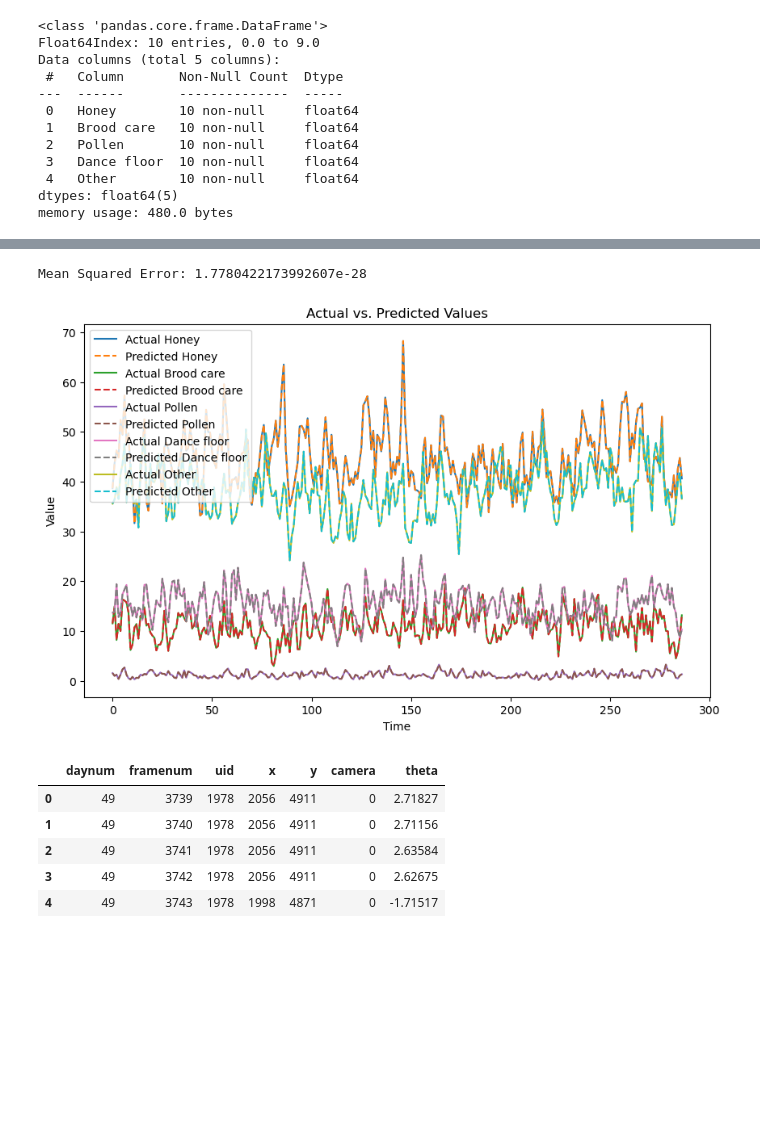
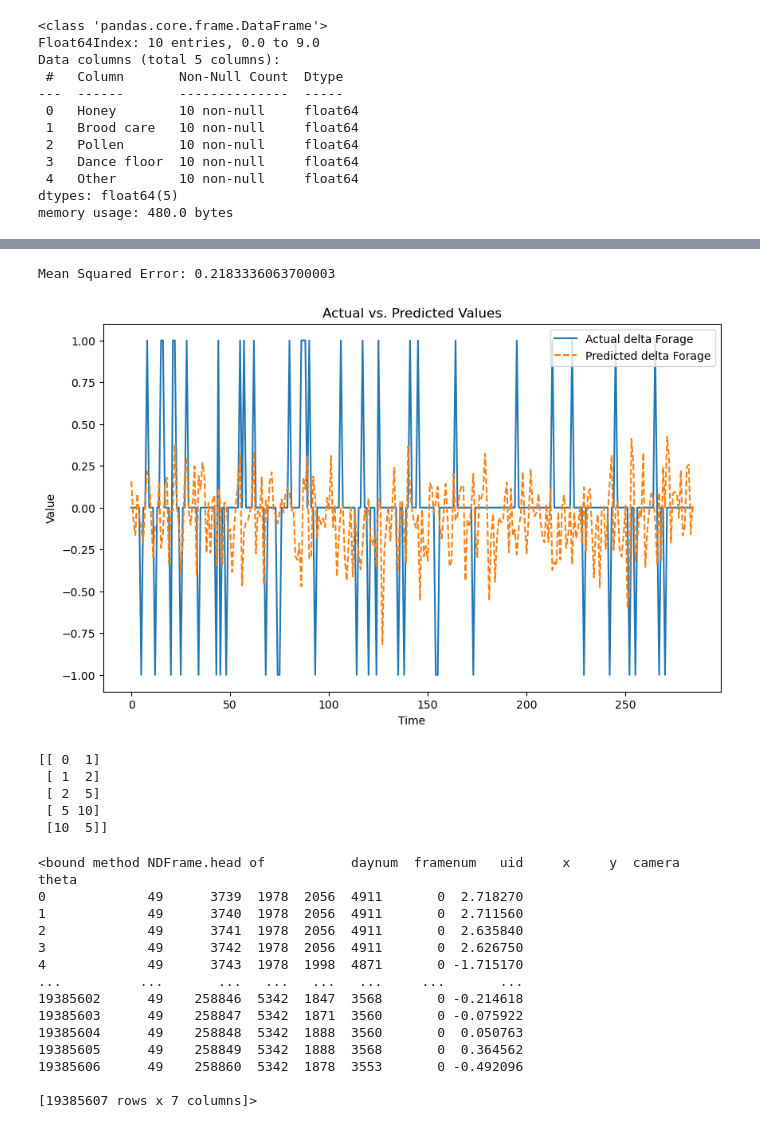
Before and after one commit to Collective-Logic-Lab/honey-bee-behavior, a Jupyter notebook: foraging_model/preliminary-analysis-2023.ipynb, the cells around one changed output, grey strips where cells are left out. Saved outputs shown, nothing was run; the diff lists cells and outputs as text; code cells hidden in the pictures; blank space fills up the shorter version.

```diff
--- a/foraging_model/preliminary-analysis-2023.ipynb
+++ b/foraging_model/preliminary-analysis-2023.ipynb
@@ -44,3 +45,12 @@ df=pd.read_hdf(df1min_dir+"df_day1min_49.hdf")
+# %%
+bees_trajectory_dir = "../../beetrajectories_days_000_to_049/"
+daynum=49
+dfday = pd.read_hdf('{}beetrajectories_{:0>3}.hdf'.format(bees_trajectory_dir,daynum))
+
+numtimedivs = len(df['timedivision'].unique()) # minutes in a day
+day_uids, day_ages, all_inhive, bee_obs, bee_exitdist = datafunctions.get_inout_estimates(df,numtimedivs=numtimedivs)
+#all_inhive is a 2d np array. The ith row and jth column is the state of the bee with uid day_uids[i] at time j.
+#1 indicates inhive and 0 the opposite
 # %%
 df.columns
 # %% [output]
@@ -75,4 +92,4 @@ df[df['timedivision']==1435][['Num. observations', 'Bee unique ID', 'timedivisio
 # %%
 columns_to_sum = ['Honey', 'Brood care', 'Pollen', 'Dance floor', 'Other']
 state_distribution_permin = df.groupby('timedivision')[columns_to_sum].sum()
-print(state_distribution_permin)
+state_distribution_permin.reset_index(inplace=True)
@@ -94,0 +100,5 @@ timedivision
+# %%
+honey_sum = np.count_nonzero(all_inhive == 0, axis=0)
+# Add a new column 'Honey' to 'state_distribution_permin' with the summed value
+state_distribution_permin['Forage'] = honey_sum
+columns_to_sum=['Honey', 'Brood care', 'Pollen', 'Dance floor', 'Other','Forage']
@@ -154,8 +170,8 @@ memory usage: 347.5 KB
 # %%
 data=state_distribution_permin
 # Feature Engineering: Create lag features
-lag_periods = 5  # Choose an appropriate number of lag periods
-lag_features = [f'{var}_lag_{i}' for var in columns_of_state for i in range(1, lag_periods+1)]
+lag_periods = 10  # Choose an appropriate number of lag periods
+lag_features = [f'{var}_lag_{i}' for var in columns_to_sum for i in range(1, lag_periods+1)]
 for feature in lag_features:
     data[feature] = data[feature.split('_')[0]].shift(int(feature.split('_')[2]))
 data=data.iloc[lag_periods:]
@@ -165,11 +181,11 @@ train_data = data.iloc[:train_size]
 test_data = data.iloc[train_size:]
 
 # Define input and output variables
-X_train = train_data['timedivision'].values
-y_train = train_data[columns_to_sum + lag_features].values
+X_train = train_data[columns_to_sum + lag_features].iloc[:-1].values
+y_train = train_data['Forage'].diff().iloc[1:].values
 
-X_test = test_data['timedivision'].values
-y_test = test_data[columns_to_sum + lag_features].values
+X_test = test_data[columns_to_sum + lag_features].iloc[:-1].values
+y_test = test_data['Forage'].diff().iloc[1:].values
 
 # Initialize and train the model
 model = LinearRegression()
@@ -182,37 +198,55 @@ y_pred = model.predict(X_test)
 mse = mean_squared_error(y_test, y_pred)
 print(f"Mean Squared Error: {mse}")
 # %% [output]
-Mean Squared Error: 1.7780422173992607e-28
+Mean Squared Error: 0.2183336063700003
 # %%
 import matplotlib.pyplot as plt
 
 # ... (previous code remains unchanged)
 
 # Make predictions on test data
 y_pred = model.predict(X_test)
 
 # Create a line chart plot to compare predicted and actual values
 plt.figure(figsize=(10, 6))
 
-for i, column in enumerate(columns_of_state):
-    plt.plot(y_test[:, i], label=f'Actual {column}')
-    plt.plot(y_pred[:, i], linestyle='dashed', label=f'Predicted {column}')
+for i, column in enumerate(["Forage"]):
+    plt.plot(y_test[:], label=f'Actual delta {column}')
+    plt.plot(y_pred[:], linestyle='dashed', label=f'Predicted delta {column}')
 
 plt.xlabel('Time')
 plt.ylabel('Value')
 plt.title('Actual vs. Predicted Values')
 plt.legend()
 plt.show()
 # %% [output]
-[figure, old version]
+[figure, new version]
+# %%
+obs=[0,1,0,0,0,1,1,1,1,1,0,0,0,0,0]
+bins = np.append(np.insert(np.where(np.abs(np.diff(obs).astype(int)))[0]+1,0,0),)
+sections = np.array([bins[0:-1],bins[1:]]).T
+print(sections)
+# %% [output]
+[[ 0  1]
+ [ 1  2]
+ [ 2  5]
+ [ 5 10]
+ [10  5]]
 # %%
-bees_trajectory_dir = "../../beetrajectories_days_000_to_049/"
-df = pd.read_hdf(bees_trajectory_dir+"beetrajectories_049"+".hdf")
-df.head()
+df=pd.read_hdf("../../beetrajectories_days_000_to_049/beetrajectories_049.hdf")
+df.head
 # %% [output]
-|  | daynum | framenum | uid | x | y | camera | theta |
-| 0 | 49 | 3739 | 1978 | 2056 | 4911 | 0 | 2.71827 |
-| 1 | 49 | 3740 | 1978 | 2056 | 4911 | 0 | 2.71156 |
-| 2 | 49 | 3741 | 1978 | 2056 | 4911 | 0 | 2.63584 |
-| 3 | 49 | 3742 | 1978 | 2056 | 4911 | 0 | 2.62675 |
-| 4 | 49 | 3743 | 1978 | 1998 | 4871 | 0 | -1.71517 |
+<bound method NDFrame.head of           daynum  framenum   uid     x     y  camera     theta
+0             49      3739  1978  2056  4911       0  2.718270
+1             49      3740  1978  2056  4911       0  2.711560
+2             49      3741  1978  2056  4911       0  2.635840
+3             49      3742  1978  2056  4911       0  2.626750
+4             49      3743  1978  1998  4871       0 -1.715170
+...          ...       ...   ...   ...   ...     ...       ...
+19385602      49    258846  5342  1847  3568       0 -0.214618
+19385603      49    258847  5342  1871  3560       0 -0.075922
+19385604      49    258848  5342  1888  3560       0  0.050763
+19385605      49    258849  5342  1888  3568       0  0.364562
+19385606      49    258860  5342  1878  3553       0 -0.492096
+
+[19385607 rows x 7 columns]>
```
Also changed, not shown: parts of 14 cells of this notebook.
